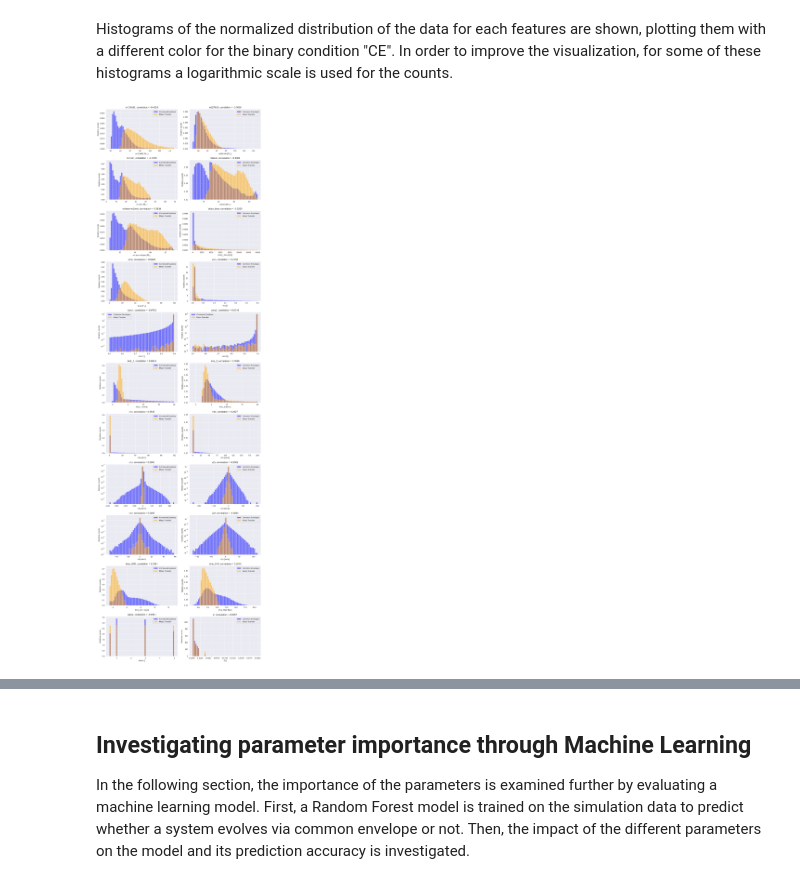
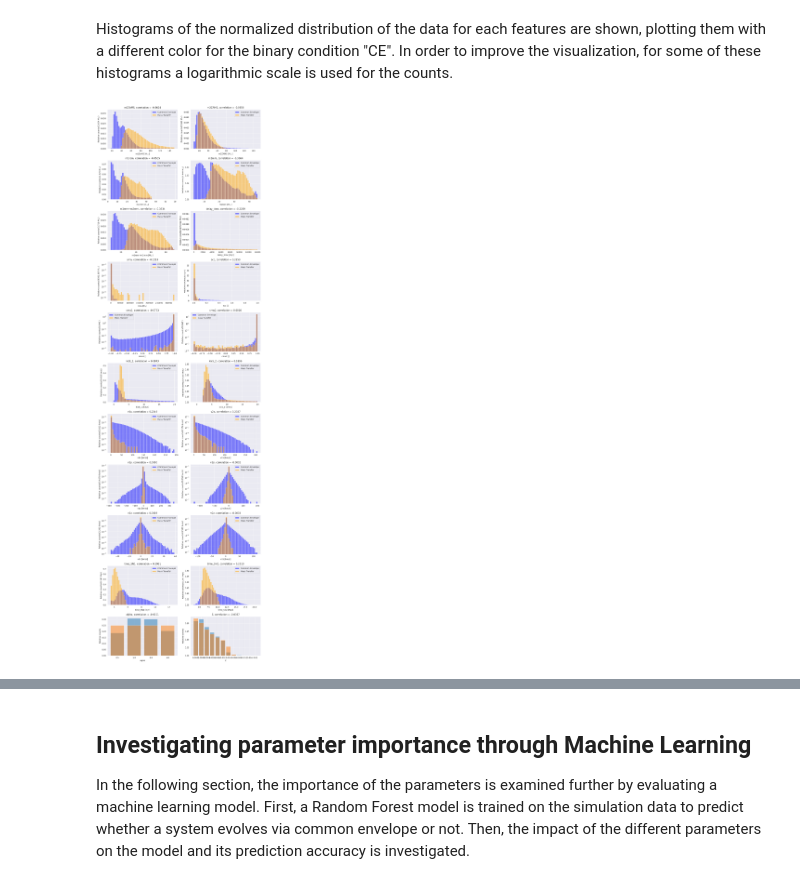
Before and after one commit to Giacomo-Menegatti/AstroLab, a Jupyter notebook: AstroLab.ipynb, the cells around one changed output, grey strips where cells are left out. Saved outputs shown, nothing was run; the diff lists cells and outputs as text; code cells hidden in the pictures.

Commit message:
Fixed plots

```diff
--- a/AstroLab.ipynb
+++ b/AstroLab.ipynb
@@ -112,5 +96,7 @@ Data columns:
 # %%
-CE_data = data.query('CE == True')
-MT_data = data.query('CE == False')
-print(f'There are {CE_data.shape[0]} BBHs evolving from common envelope, and {MT_data.shape[0]} BBHs evolving from mass transfer')
+N_data = data.shape[0]
+
+CE_data = data.query('CE == True').shape[0]
+MT_data = data.query('CE == False').shape[0]
+print(f'There are {CE_data} ({CE_data/N_data * 100:.2f}%) BBHs evolving from common envelope, and {MT_data} ({MT_data/N_data * 100:.2f}%) BBHs evolving from mass transfer, for a total of {N_data} BBHs')
 # %% [output]
@@ -148,46 +134,65 @@ correlation_df.sort_values(by='Correlation',key=abs,ascending=False)
 # %% [markdown]
 Histograms of the normalized distribution of the data for each features are shown, plotting them with a different color for the binary condition "CE". In order to improve the visualization, for some of these histograms a logarithmic scale is used for the counts.
 # %%
-# plotting the parameter distributions
-def make_plots(ax, feature, uom='', bins = 50, hist_range=None, log=False):
+# Function to plot the parameters (only for continue distributions)
+def plot_continue(ax, feature, uom='', bins = 50, hist_range=None, log=False):
     if hist_range == None:
         hist_range = (data[feature].min(), data[feature].max())
     bin_width = (hist_range[1]-hist_range[0])/bins
     data[data.CE == True][feature].hist(bins = bins, range = hist_range, color='blue', alpha=0.5, label='Common Envelope', ax=ax,density=True, log=log)
     data[data.CE == False][feature].hist(bins = bins, range = hist_range,color='orange', alpha=0.5, label='Mass Transfer', ax=ax,density=True, log=log)
     ax.legend(loc='best')
     ax.set_xlabel(f'{feature} [{uom}]')
-    #ax.set_ylabel(f'Relative counts/({bin_width:.3f} {uom})')
-    ax.set_ylabel(f'Relative counts')
+    ax.set_ylabel(f'Relative counts/({bin_width:.3f} {uom})')
     ax.set_title(f'{feature}, correlation = {correlation_dict[feature]:.4f}')
     return ax
 
+def plot_discrete(ax, feature):
+    # Function to plot a discrete variable
+
+    labels_CE, counts_CE = np.unique(data[data['CE'] == True][feature], return_counts= True)
+    # Making the labels strings so they are equally spaced on the plot
+    labels_CE = [str(x) for x in labels_CE]
+
+    labels_MT, counts_MT = np.unique(data[data['CE'] == False][feature], return_counts= True)
+    labels_MT = [str(x) for x in labels_MT]
+    ax.bar(labels_CE, counts_CE/CE_data, alpha=0.5)
+    ax.bar(labels_MT, counts_MT/MT_data, alpha=0.5)
+    ax.set_ylabel(f'Relative counts')
+    ax.set_xlabel(f'{feature}')
+    ax.set_title(f'{feature}, correlation = {correlation_dict[feature]:.4f}')
+    return ax
+
+
 fig, axs = plt.subplots(nrows=11, ncols=2, figsize=(12, 40))
 
-ax = make_plots(axs[0,0], 'm1ZAMS', '$M_\odot$')
-ax = make_plots(axs[0,1], 'm2ZAMS', '$M_\odot$')
-ax = make_plots(axs[1,0], 'm1rem', '$M_\odot$')
-ax = make_plots(axs[1,1], 'm2rem', '$M_\odot$')
-ax = make_plots(axs[2,0], 'm1rem+m2rem', '$M_\odot$')
-ax = make_plots(axs[2,1], 'delay_time', 'Myr')
-ax = make_plots(axs[3,0], 'sma', '$R_\odot$', hist_range=(0, 100))
-ax = make_plots(axs[3,1], 'ecc', '',  hist_range=(0, 0.6))
-ax = make_plots(axs[4,0], 'cmu1', '',  hist_range=(0.5, 1.0), log=True)
-ax = make_plots(axs[4,1], 'cmu2', '', hist_range=(0.5, 1.0), log=True)
-ax = make_plots(axs[5,0], 'kick_1', 'km/s', hist_range=(-1, 20))
-ax = make_plots(axs[5,1], 'kick_2', 'km/s', hist_range=(-1,20))
-ax = make_plots(axs[6,0], 'v1x', 'km/s', hist_range=(0, 100))
-ax = make_plots(axs[6,1], 'v2x', 'km/s', hist_range=(0,200))
-ax = make_plots(axs[7,0], 'v1y', 'km/s',  log=True)
-ax = make_plots(axs[7,1], 'v2y', 'km/s',  log=True)
-ax = make_plots(axs[8,0], 'v1z', 'km/s', log=True)
-ax = make_plots(axs[8,1], 'v2z', 'km/s', log=True)
-ax = make_plots(axs[9,0], 'time_SN1', 'Myr')
-ax = make_plots(axs[9,1], 'time_SN2', 'Myr')
-ax = make_plots(axs[10,0], 'alpha')
-ax = make_plots(axs[10,1], 'Z')
+ax = plot_continue(axs[0,0], 'm1ZAMS', '$M_\odot$')
+ax = plot_continue(axs[0,1], 'm2ZAMS', '$M_\odot$')
+ax = plot_continue(axs[1,0], 'm1rem', '$M_\odot$')
+ax = plot_continue(axs[1,1], 'm2rem', '$M_\odot$')
+ax = plot_continue(axs[2,0], 'm1rem+m2rem', '$M_\odot$')
+ax = plot_continue(axs[2,1], 'delay_time', 'Myr')
+ax = plot_continue(axs[3,0], 'sma', '$R_\odot$', log=True)
+ax = plot_continue(axs[3,1], 'ecc', '')
+ax = plot_continue(axs[4,0], 'cmu1', '', log=True)
+ax = plot_continue(axs[4,1], 'cmu2', '', log=True)
+ax = plot_continue(axs[5,0], 'kick_1', 'km/s', hist_range=(-1, 20))
+ax = plot_continue(axs[5,1], 'kick_2', 'km/s', hist_range=(-1,20))
+ax = plot_continue(axs[6,0], 'v1x', 'km/s', log=True)
+ax = plot_continue(axs[6,1], 'v2x', 'km/s', log=True)
+ax = plot_continue(axs[7,0], 'v1y', 'km/s',  log=True)
+ax = plot_continue(axs[7,1], 'v2y', 'km/s',  log=True)
+ax = plot_continue(axs[8,0], 'v1z', 'km/s', log=True)
+ax = plot_continue(axs[8,1], 'v2z', 'km/s', log=True)
+ax = plot_continue(axs[9,0], 'time_SN1', 'Myr')
+ax = plot_continue(axs[9,1], 'time_SN2', 'Myr')
+
+#Plotting alpha and Z
+
+ax = plot_discrete(axs[10,0], 'alpha')
+ax = plot_discrete(axs[10,1], 'Z')
 
 plt.tight_layout()
 plt.show()
 # %% [output]
-[figure, old version]
+[figure, new version]
```
Also changed, not shown: parts of 11 cells of this notebook.
